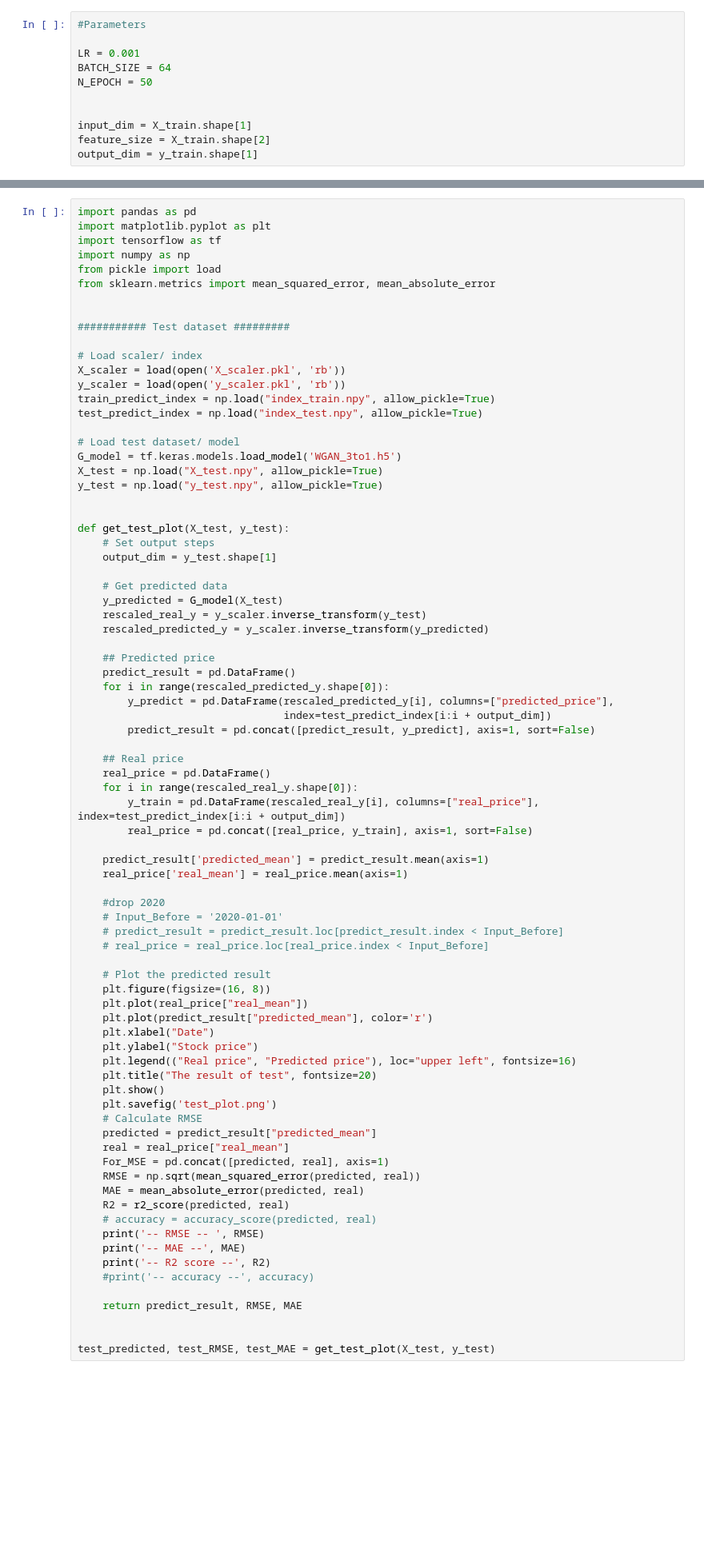
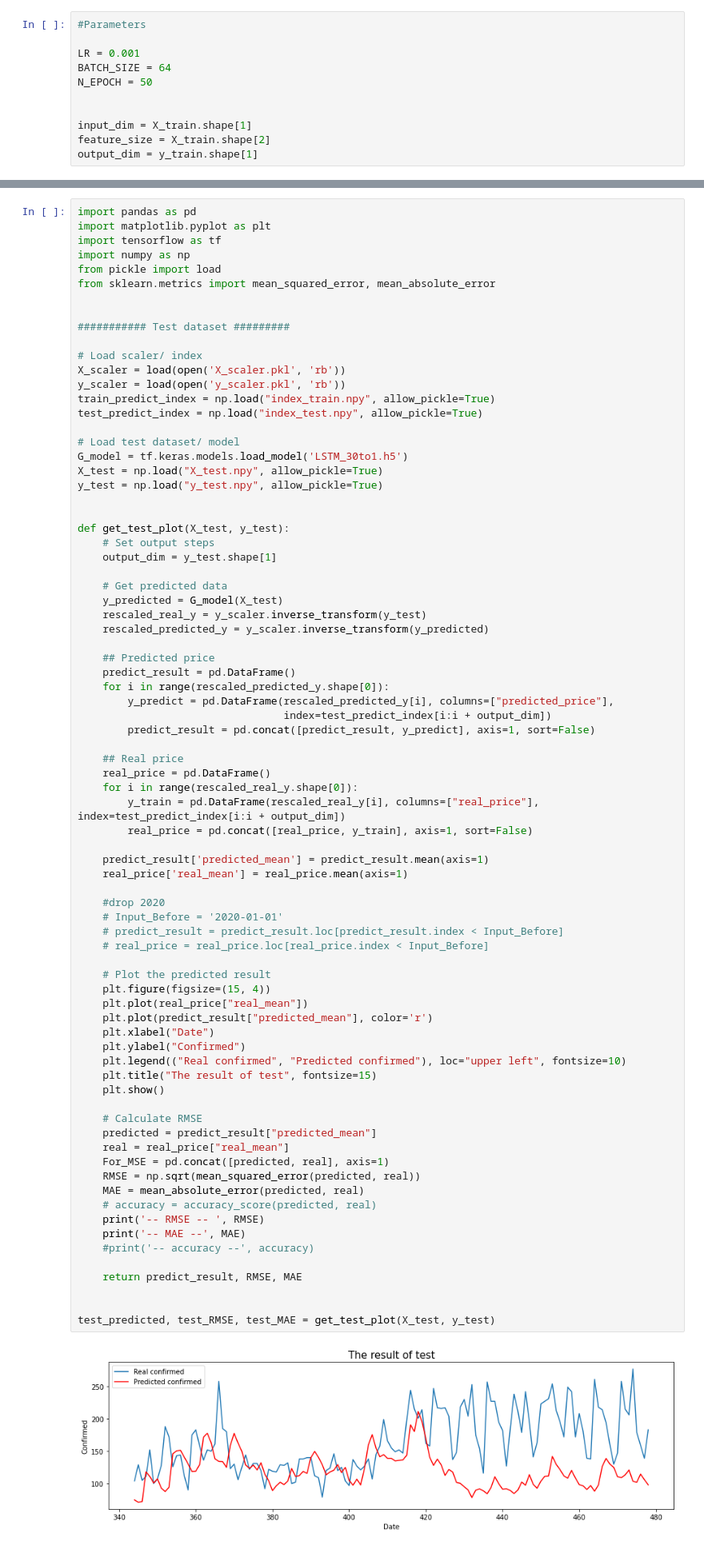
Before and after one commit to kangmincho1/COVID-19-prediction-project, a Jupyter notebook: deep-learning/LSTM.ipynb, the cells around one changed output, grey strips where cells are left out. Shown at 80% size. Drawn from its saved outputs; the diff is of its cells as text; blank space fills up the shorter version.

```diff
--- a/deep-learning/LSTM.ipynb
+++ b/deep-learning/LSTM.ipynb
@@ -92,7 +129,7 @@ train_predict_index = np.load("index_train.npy", allow_pickle=True)
 test_predict_index = np.load("index_test.npy", allow_pickle=True)
 
 # Load test dataset/ model
-G_model = tf.keras.models.load_model('WGAN_3to1.h5')
+G_model = tf.keras.models.load_model('LSTM_30to1.h5')
 X_test = np.load("X_test.npy", allow_pickle=True)
 y_test = np.load("y_test.npy", allow_pickle=True)
 
@@ -120,37 +157,37 @@ def get_test_plot(X_test, y_test):
         real_price = pd.concat([real_price, y_train], axis=1, sort=False)
 
     predict_result['predicted_mean'] = predict_result.mean(axis=1)
     real_price['real_mean'] = real_price.mean(axis=1)
 
     #drop 2020
     # Input_Before = '2020-01-01'
     # predict_result = predict_result.loc[predict_result.index < Input_Before]
     # real_price = real_price.loc[real_price.index < Input_Before]
 
     # Plot the predicted result
-    plt.figure(figsize=(16, 8))
+    plt.figure(figsize=(15, 4))
     plt.plot(real_price["real_mean"])
     plt.plot(predict_result["predicted_mean"], color='r')
     plt.xlabel("Date")
-    plt.ylabel("Stock price")
-    plt.legend(("Real price", "Predicted price"), loc="upper left", fontsize=16)
-    plt.title("The result of test", fontsize=20)
+    plt.ylabel("Confirmed")
+    plt.legend(("Real confirmed", "Predicted confirmed"), loc="upper left", fontsize=10)
+    plt.title("The result of test", fontsize=15)
     plt.show()
-    plt.savefig('test_plot.png')
+
     # Calculate RMSE
     predicted = predict_result["predicted_mean"]
     real = real_price["real_mean"]
     For_MSE = pd.concat([predicted, real], axis=1)
     RMSE = np.sqrt(mean_squared_error(predicted, real))
     MAE = mean_absolute_error(predicted, real)
-    R2 = r2_score(predicted, real)
     # accuracy = accuracy_score(predicted, real)
     print('-- RMSE -- ', RMSE)
     print('-- MAE --', MAE)
-    print('-- R2 score --', R2)
     #print('-- accuracy --', accuracy)
 
     return predict_result, RMSE, MAE
 
 
 test_predicted, test_RMSE, test_MAE = get_test_plot(X_test, y_test)
+# %% [output]
+[figure, added]
```
Also changed, not shown: parts of 2 cells of this notebook, 8 other files.
